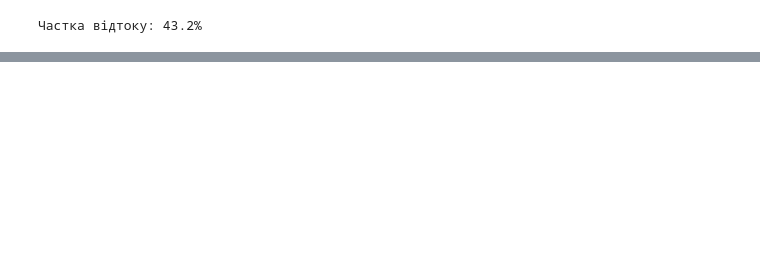
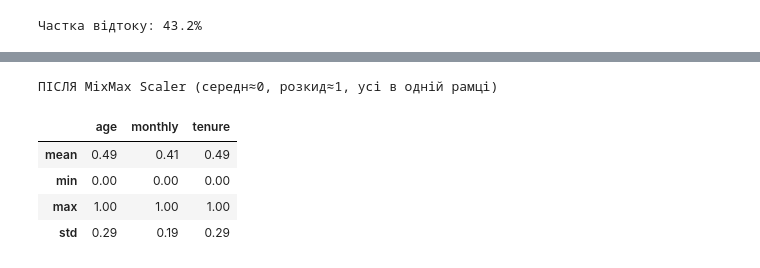
Before and after one commit to NatalieAleksandrova2026/DTA_2026, a Jupyter notebook: ML/ML2_DTA.ipynb, the cells around one changed output, grey strips where cells are left out. Cells and saved outputs as stored; diff of their text form; code cells hidden in the pictures; blank space fills up the shorter version.

```diff
--- a/ML/ML2_DTA.ipynb
+++ b/ML/ML2_DTA.ipynb
@@ -34,0 +53,6 @@ print("Частка відтоку:", f"{cust['churn'].mean():.1%}")
+# %%
+from sklearn.preprocessing import StandardScaler, MinMaxScaler
+
+sample = cust[['age', 'monthly', 'tenure']].copy()
+print('Before scaling(different ranges):')
+sample.describe().loc[['mean', 'min', 'max']].round(1)
@@ -34,0 +80,15 @@ print("Частка відтоку:", f"{cust['churn'].mean():.1%}")
+# %%
+scaler_min_max = MinMaxScaler()
+scaled_min_max = pd.DataFrame(
+    scaler_min_max.fit_transform(sample),
+    columns=sample.columns
+)
+print('ПІСЛЯ MixMax Scaler (середн≈0, розкид≈1, усі в одній рамці)')
+scaled_min_max.describe().loc[['mean', 'min', 'max', 'std']].round(2)
+# %% [output]
+ПІСЛЯ MixMax Scaler (середн≈0, розкид≈1, усі в одній рамці)
+|  | age | monthly | tenure |
+| mean | 0.49 | 0.41 | 0.49 |
+| min | 0.00 | 0.00 | 0.00 |
+| max | 1.00 | 1.00 | 1.00 |
+| std | 0.29 | 0.19 | 0.29 |
```
Also changed, not shown: parts of 14 cells of this notebook.
